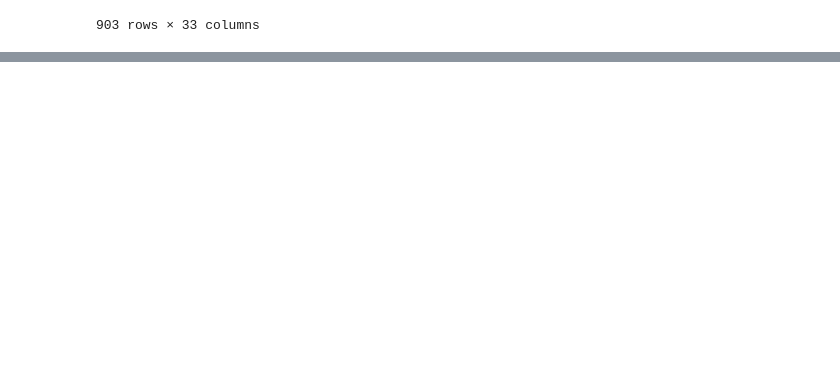
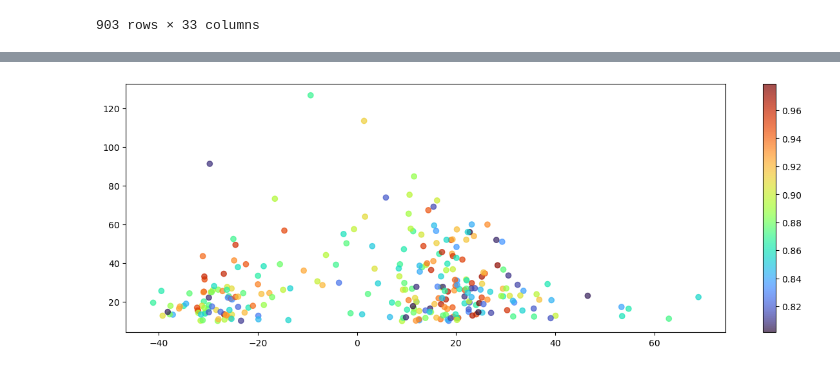
Before and after one commit to bhklab/recist-vs-reality, a Jupyter notebook: workflow/notebooks/hexbin_plots_2.ipynb, the cells around one changed output, grey strips where cells are left out. Cells and saved outputs as stored; diff of their text form; code cells hidden in the pictures; blank space fills up the shorter version.

```diff
--- a/workflow/notebooks/hexbin_plots_2.ipynb
+++ b/workflow/notebooks/hexbin_plots_2.ipynb
@@ -390,0 +431,7 @@ plot_recist_flip_scatter(pr_boundary_lesions_2D, 'GT_perc_diam_change', 't1_2D_D
+# %%
+plt.figure(figsize=(15, 5))
+flipped80_dropped = flipped80[flipped80['GT_t1_max_ax_diam'] >10]
+plt.scatter(flipped80_dropped['GT_perc_diam_change'], flipped80_dropped['GT_t1_max_ax_diam'], alpha=0.7, c=flipped80_dropped['t1_2D_DICE'], cmap = 'turbo')
+cb = plt.colorbar()
+# %% [output]
+[figure, added]
```
Also changed, not shown: parts of 5 cells of this notebook.
